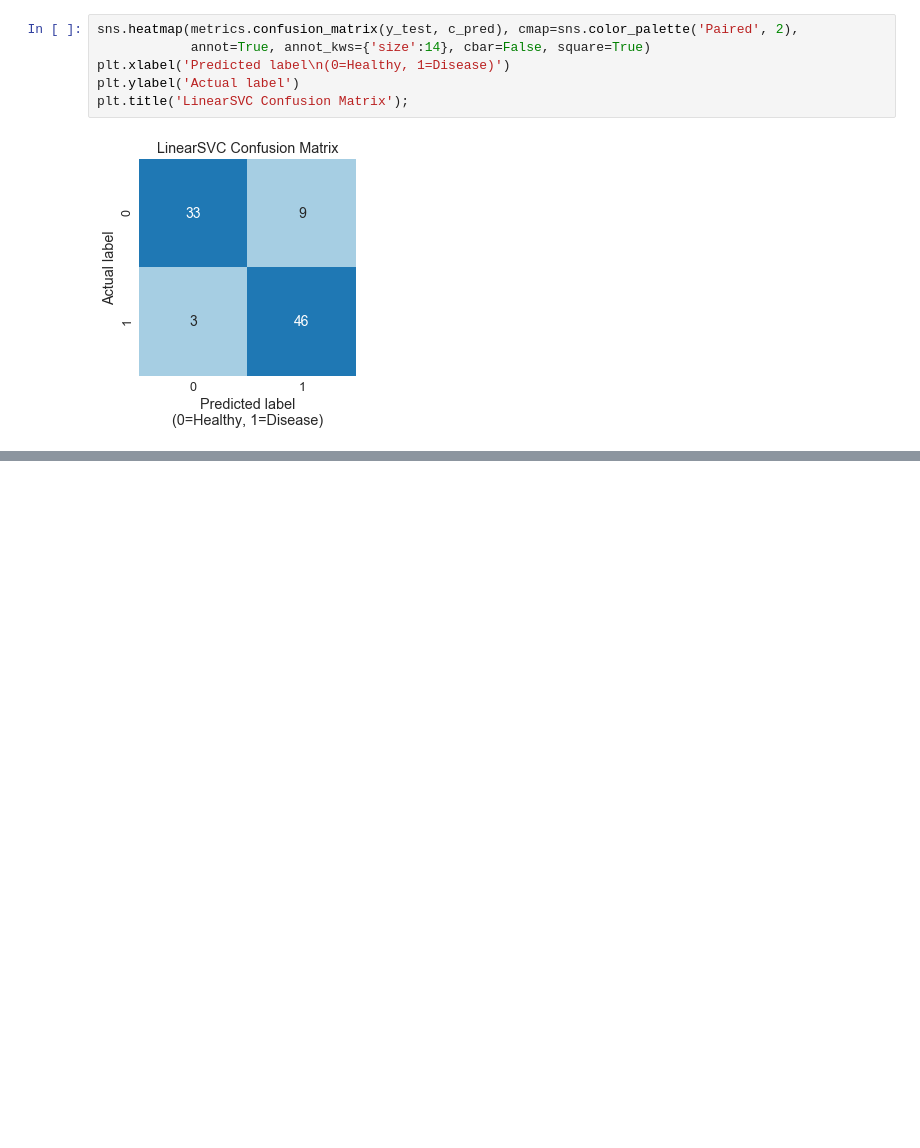
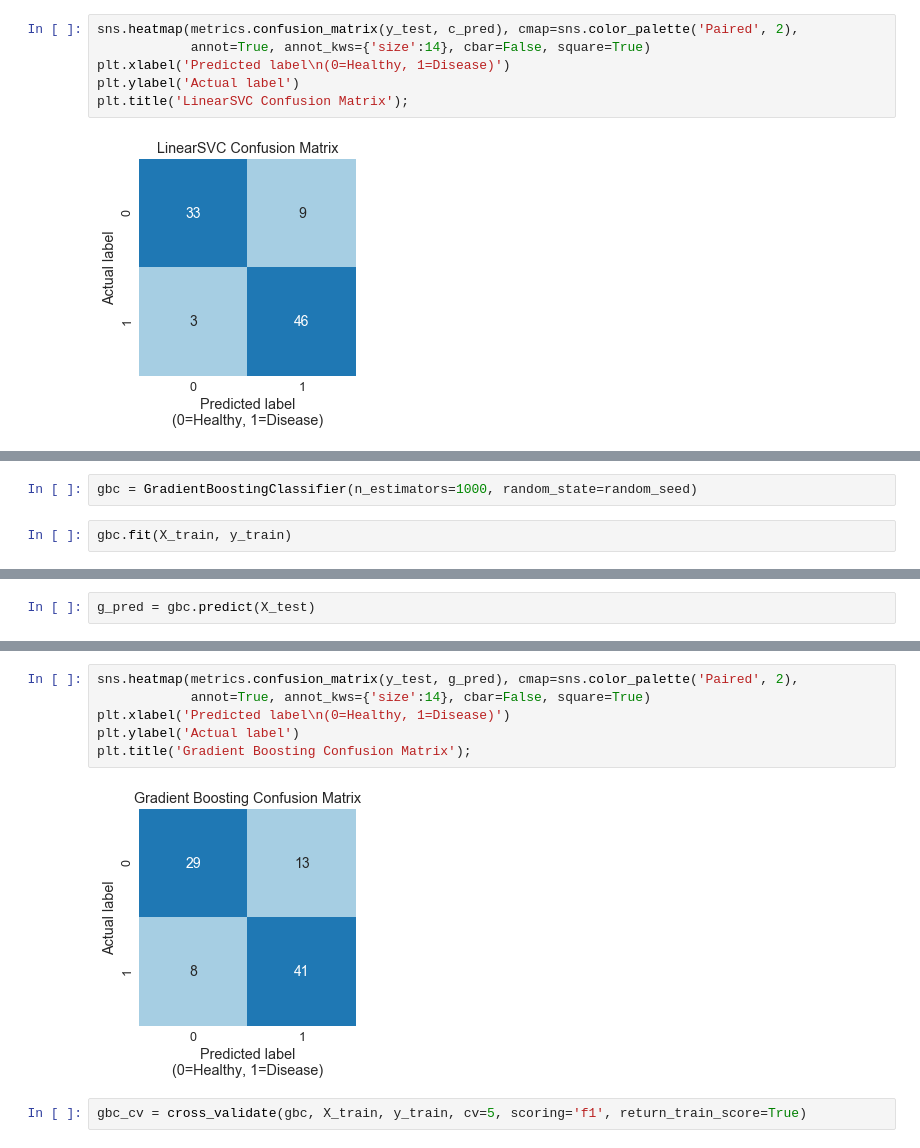
Before and after one commit to CarolineKeegan/HeartDisease-Modeling, a Jupyter notebook: HeartDiseaseModel.ipynb, the cells around one changed output, grey strips where cells are left out. Cells and saved outputs as stored; diff of their text form; blank space fills up the shorter version.

```diff
--- a/HeartDiseaseModel.ipynb
+++ b/HeartDiseaseModel.ipynb
@@ -164,0 +386,4 @@ plt.title('LinearSVC Confusion Matrix');
+# %%
+gbc = GradientBoostingClassifier(n_estimators=1000, random_state=random_seed)
+# %%
+gbc.fit(X_train, y_train)
@@ -164,0 +401,2 @@ plt.title('LinearSVC Confusion Matrix');
+# %%
+g_pred = gbc.predict(X_test)
@@ -164,0 +414,10 @@ plt.title('LinearSVC Confusion Matrix');
+# %%
+sns.heatmap(metrics.confusion_matrix(y_test, g_pred), cmap=sns.color_palette('Paired', 2),
+            annot=True, annot_kws={'size':14}, cbar=False, square=True)
+plt.xlabel('Predicted label\n(0=Healthy, 1=Disease)')
+plt.ylabel('Actual label')
+plt.title('Gradient Boosting Confusion Matrix');
+# %% [output]
+[figure, added]
+# %%
+gbc_cv = cross_validate(gbc, X_train, y_train, cv=5, scoring='f1', return_train_score=True)
```
Also changed, not shown: parts of 37 cells of this notebook.
